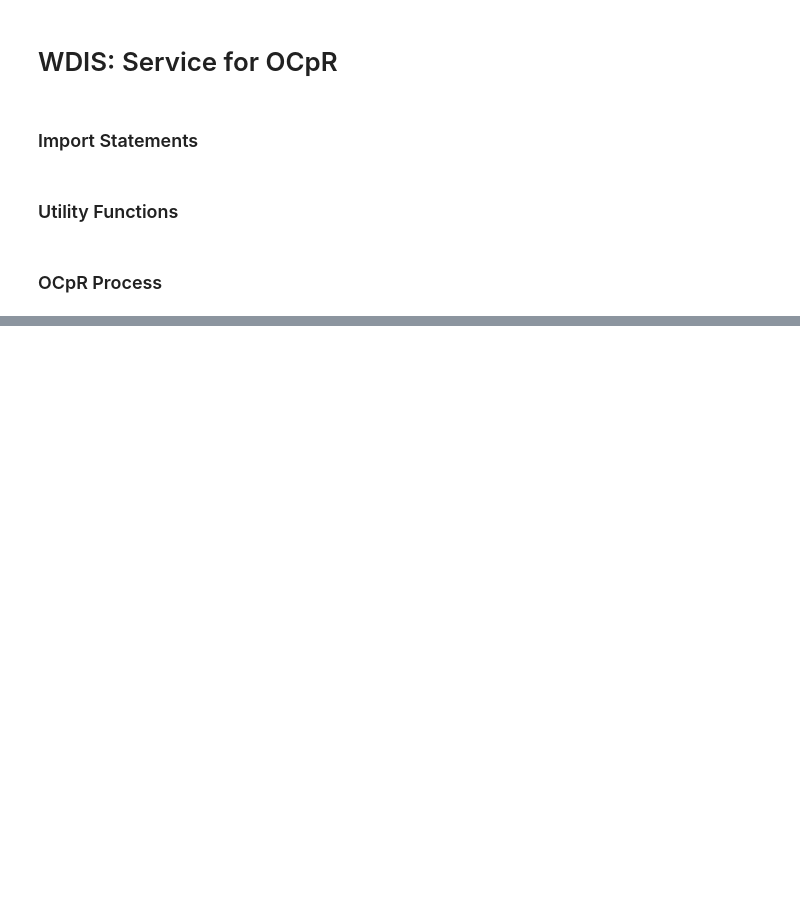
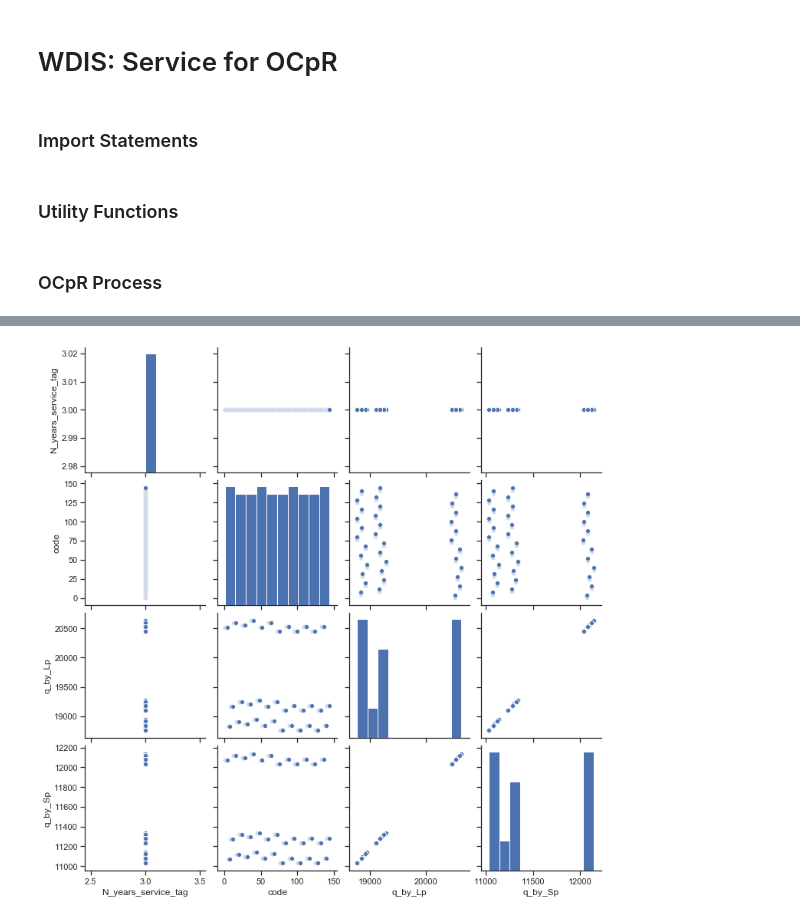
Before and after one commit to Matti88/WDIS, a Jupyter notebook: WDIS.ipynb, the cells around one changed output, grey strips where cells are left out. Saved outputs shown, nothing was run; the diff lists cells and outputs as text; code cells hidden in the pictures; blank space fills up the shorter version.

```diff
--- a/WDIS.ipynb
+++ b/WDIS.ipynb
@@ -79,0 +124,18 @@ loop_thru_dataframes(dfs)
+# %%
+#ListPrices
+df_ca['q_by_Lp'] = df_ca['List_Price'] * df_ca['qty']
+df_ca = df_ca.fillna(0.0)
+Conf_List_prices = df_ca[['code','q_by_Lp']].groupby('code').sum()
+Conf_List_prices['code'] = Conf_List_prices.index
+Conf_List_prices.index = Conf_List_prices.index.rename('index')
+# %%
+#StreetPrices
+df_ca['q_by_Sp'] = df_ca['Street_Price'] * df_ca['qty']
+df_ca = df_ca.fillna(0.0)
+Conf_Street_prices = df_ca[['code','q_by_Sp']].groupby('code').sum()
+Conf_Street_prices['code'] = Conf_List_prices.index
+Conf_Street_prices.index = Conf_Street_prices.index.rename('index')
+# %%
+final_df = pd.merge(OCpR_tags,Conf_List_prices, on='code', how='inner')
+# %%
+final_df = pd.merge(final_df,Conf_Street_prices, on='code', how='inner')
@@ -79,0 +151,7 @@ loop_thru_dataframes(dfs)
+# %%
+sns.set(style="ticks", color_codes=True)
+g = sns.pairplot(final_df)
+
+plt.show()
+# %% [output]
+[figure, added]
```
Also changed, not shown: parts of 16 cells of this notebook.
